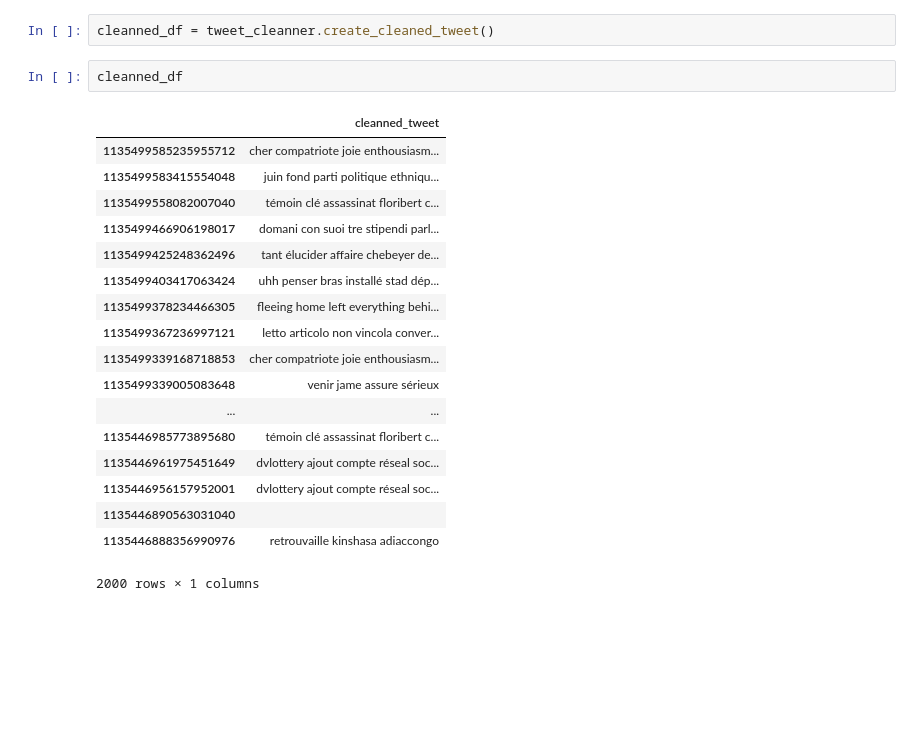
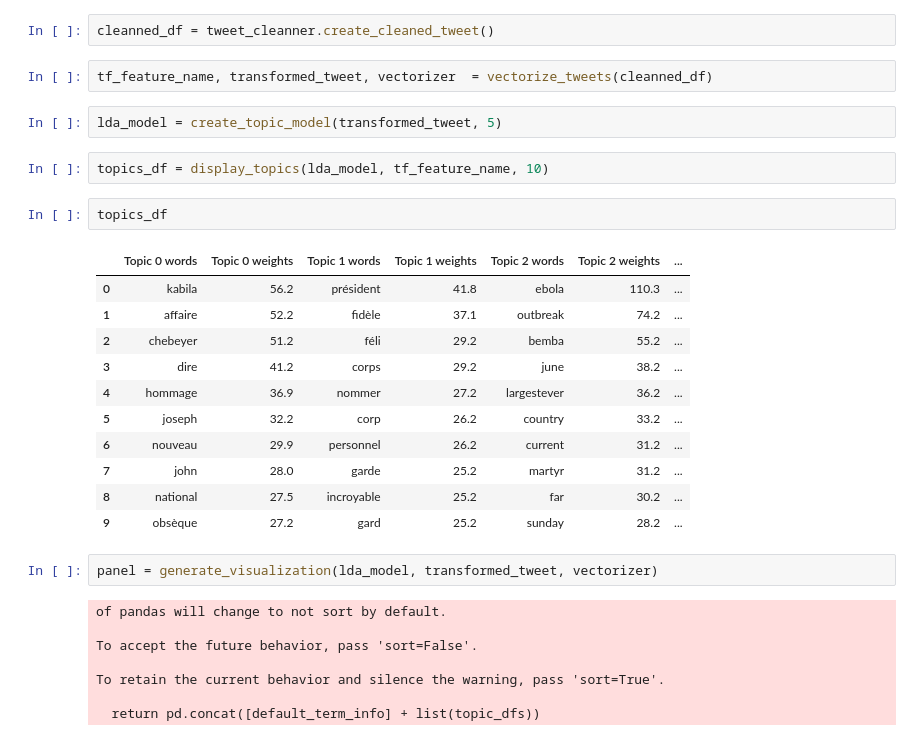
Before and after one commit to espoirMur/balobi_nini, a Jupyter notebook: notebooks/Untitled1.ipynb, the cells around one changed output. Drawn from its saved outputs; the diff is of its cells as text; blank space fills up the shorter version.

Commit message:
create custom class to train the model from a cleanned dataset

```diff
--- a/notebooks/Untitled1.ipynb
+++ b/notebooks/Untitled1.ipynb
@@ -11,24 +13,33 @@ TWEETS_PATH = '../data/query_drc_by_hashtags__03-06-2019-12-53.jsonl'
 tweet_cleanner = TweetsCleaner(TWEETS_PATH)
 # %%
 cleanned_df = tweet_cleanner.create_cleaned_tweet()
-# %%
-cleanned_df
-# %% [output]
-|  | cleanned_tweet |
-| 1135499585235955712 | cher compatriote joie enthousiasm... |
-| 1135499583415554048 | juin fond parti politique ethniqu... |
-| 1135499558082007040 | témoin clé assassinat floribert c... |
-| 1135499466906198017 | domani con suoi tre stipendi parl... |
-| 1135499425248362496 | tant élucider affaire chebeyer de... |
-| 1135499403417063424 | uhh penser bras installé stad dép... |
-| 1135499378234466305 | fleeing home left everything behi... |
-| 1135499367236997121 | letto articolo non vincola conver... |
-| 1135499339168718853 | cher compatriote joie enthousiasm... |
-| 1135499339005083648 | venir jame assure sérieux |
-| ... | ... |
-| 1135446985773895680 | témoin clé assassinat floribert c... |
-| 1135446961975451649 | dvlottery ajout compte réseal soc... |
-| 1135446956157952001 | dvlottery ajout compte réseal soc... |
-| 1135446890563031040 |  |
-| 1135446888356990976 | retrouvaille kinshasa adiaccongo |
-2000 rows × 1 columns
+# %%
+tf_feature_name, transformed_tweet, vectorizer  = vectorize_tweets(cleanned_df)
+# %%
+lda_model = create_topic_model(transformed_tweet, 5)
+# %%
+topics_df = display_topics(lda_model, tf_feature_name, 10)
+# %%
+topics_df
+# %% [output]
+|  | Topic 0 words | Topic 0 weights | Topic 1 words | Topic 1 weights | Topic 2 words | Topic 2 weights | ... |
+| 0 | kabila | 56.2 | président | 41.8 | ebola | 110.3 | ... |
+| 1 | affaire | 52.2 | fidèle | 37.1 | outbreak | 74.2 | ... |
+| 2 | chebeyer | 51.2 | féli | 29.2 | bemba | 55.2 | ... |
+| 3 | dire | 41.2 | corps | 29.2 | june | 38.2 | ... |
+| 4 | hommage | 36.9 | nommer | 27.2 | largestever | 36.2 | ... |
+| 5 | joseph | 32.2 | corp | 26.2 | country | 33.2 | ... |
+| 6 | nouveau | 29.9 | personnel | 26.2 | current | 31.2 | ... |
+| 7 | john | 28.0 | garde | 25.2 | martyr | 31.2 | ... |
+| 8 | national | 27.5 | incroyable | 25.2 | far | 30.2 | ... |
+| 9 | obsèque | 27.2 | gard | 25.2 | sunday | 28.2 | ... |
+# %%
+panel = generate_visualization(lda_model, transformed_tweet, vectorizer)
+# %% [output]
+of pandas will change to not sort by default.
+
+To accept the future behavior, pass 'sort=False'.
+
+To retain the current behavior and silence the warning, pass 'sort=True'.
+
+  return pd.concat([default_term_info] + list(topic_dfs))
```
Also changed, not shown: parts of 4 cells of this notebook, 6 other files.
